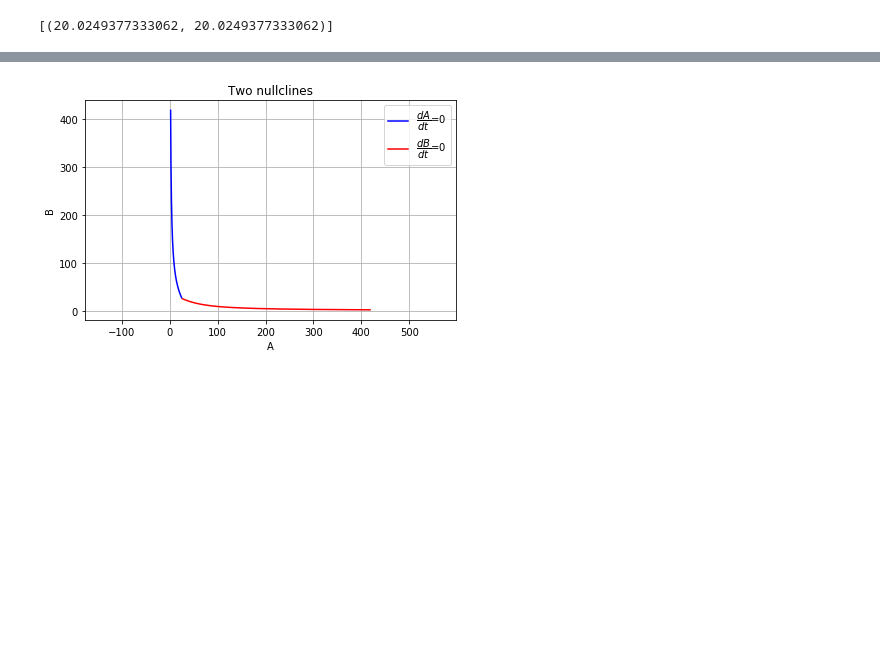
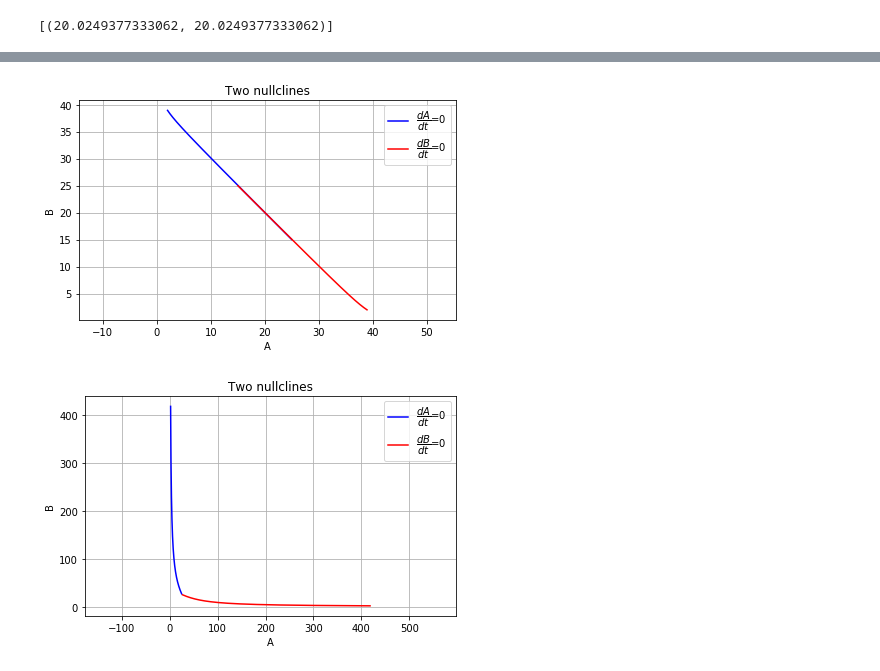
Before and after one commit to trietduong/MATH-6397, a Jupyter notebook: comp_challenge_4.ipynb, the cells around one changed output, grey strips where cells are left out. Drawn from its saved outputs; the diff is of its cells as text; code cells hidden in the pictures; blank space fills up the shorter version.

Commit message:
finalized challenge 4

```diff
--- a/comp_challenge_4.ipynb
+++ b/comp_challenge_4.ipynb
@@ -139,3 +139,25 @@ plt.show()
+# %%
+#plotting two nullclines
+#print("k= ",k)
+k=20
+fig3, ax3 = plt.subplots(1, 1)
+A=  np.linspace(2, 25,  1000)
+B=  A
+dA_0 = (g+(k*g-d)*A-k*d*np.power(A,2))/(k*d*A) #null cline dA/dt = 0, here B = f(A) f as defined in the line
+dB_0 = (g+(k*g-d)*B-k*d*np.power(B,2))/(k*d*B) #null cline dB/dt = 0, here A = g(B) g as defined in the line
+ax3.plot(A, dA_0, 'b-', label='$\dfrac{dA}{dt}$=0')
+ax3.plot(dB_0, B, 'r-', label='$\dfrac{dB}{dt}$=0')
+plt.legend(loc='best')
+plt.xlabel('A')
+plt.ylabel('B')
+plt.title('Two nullclines')
+plt.grid()
+plt.axis('equal')
+plt.tight_layout()
+plt.savefig('challenge_4.png')
+plt.show()
+# %% [output]
+[figure, added]
 # %%
 #plotting two nullclines
 #print("k= ",k)
```
Also changed, not shown: parts of 5 cells of this notebook.
